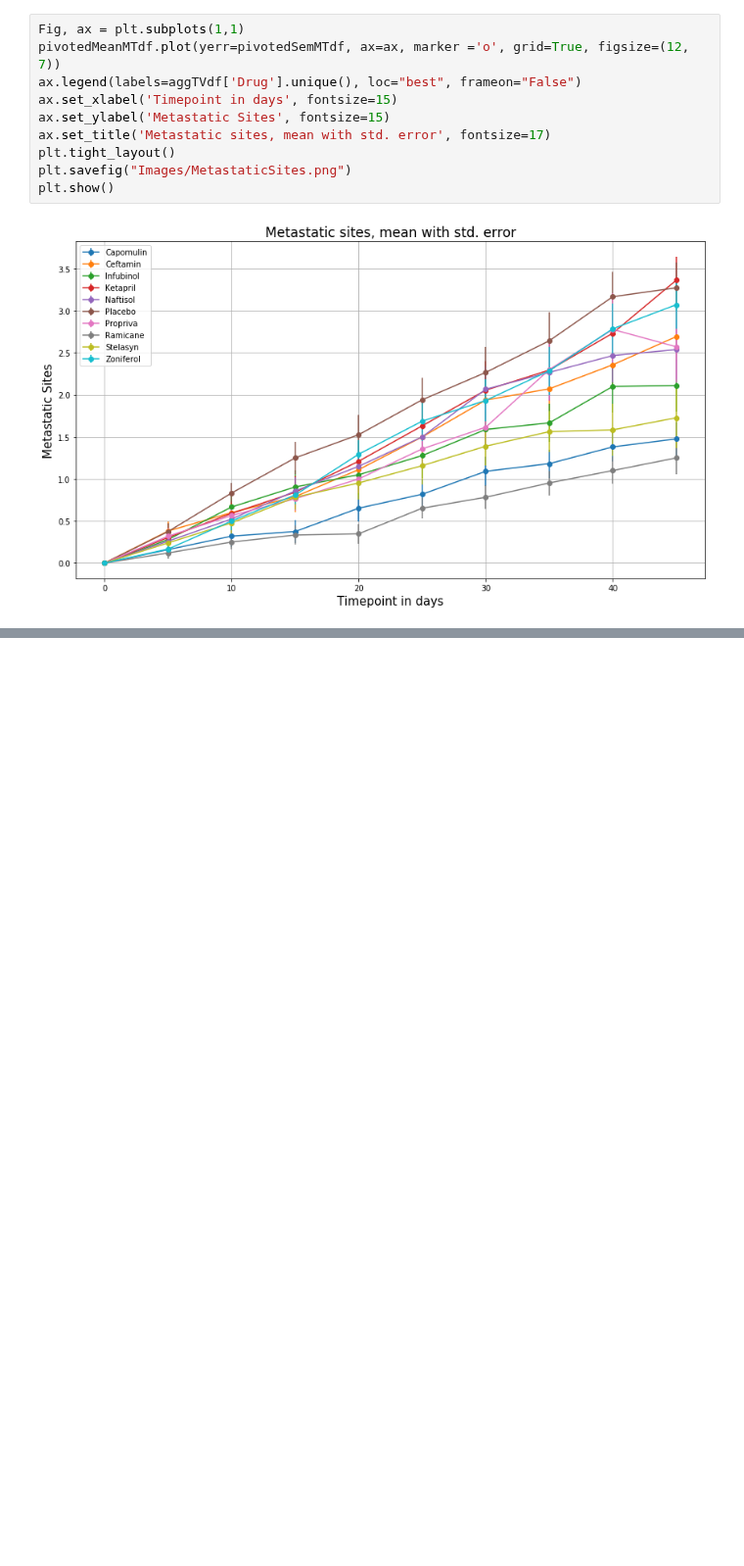
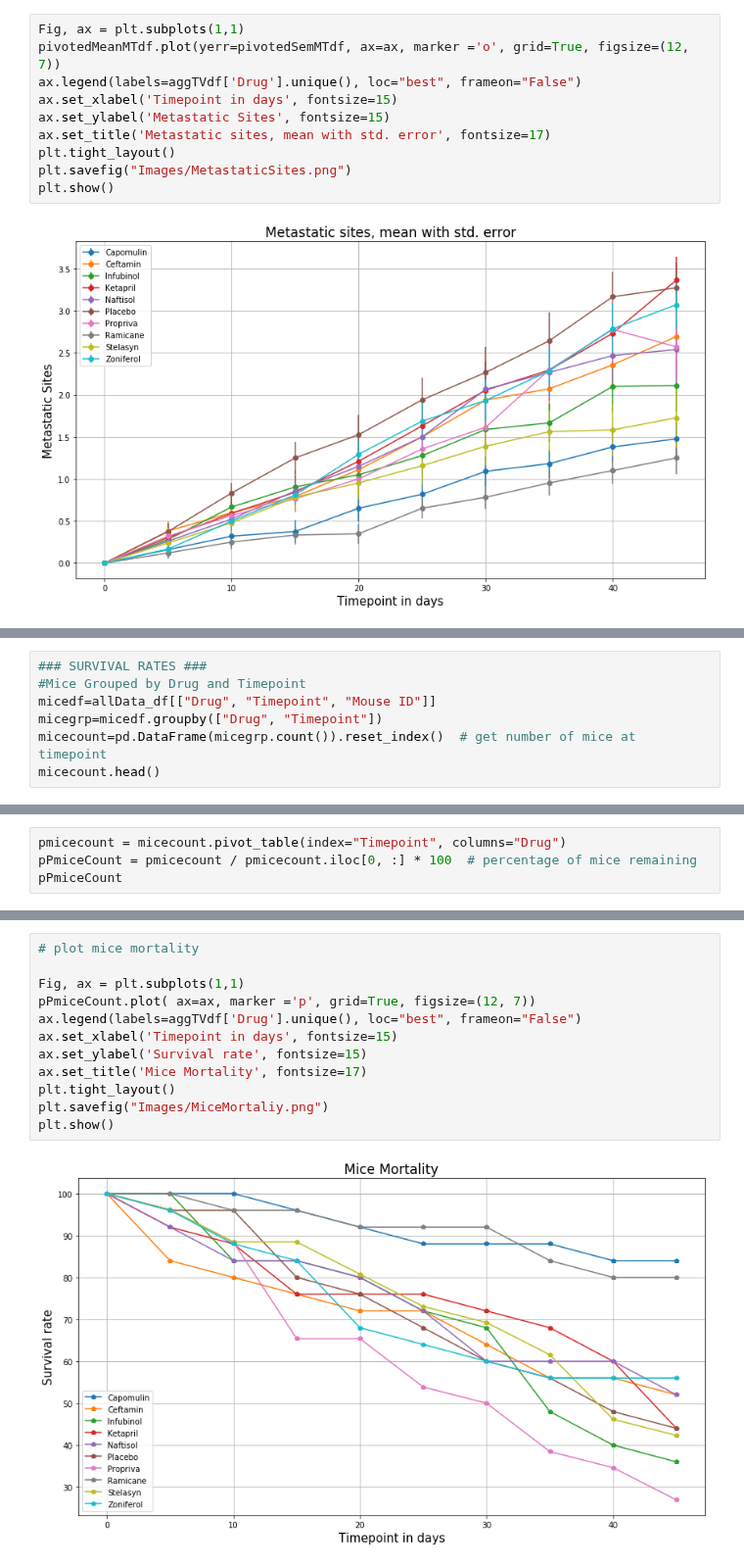
Before and after one commit to hvannia/Pymaceutical, a Jupyter notebook: pymaceuticals.ipynb, the cells around one changed output, grey strips where cells are left out. Shown at 98% size. Cells and saved outputs as stored; diff of their text form; blank space fills up the shorter version.

Commit message:
mice mortality

```diff
--- a/pymaceuticals.ipynb
+++ b/pymaceuticals.ipynb
@@ -128,0 +125,7 @@ plt.show()
+# %%
+### SURVIVAL RATES ###
+#Mice Grouped by Drug and Timepoint
+micedf=allData_df[["Drug", "Timepoint", "Mouse ID"]]
+micegrp=micedf.groupby(["Drug", "Timepoint"])
+micecount=pd.DataFrame(micegrp.count()).reset_index()  # get number of mice at timepoint
+micecount.head()
@@ -128,0 +139,4 @@ plt.show()
+# %%
+pmicecount = micecount.pivot_table(index="Timepoint", columns="Drug")
+pPmiceCount = pmicecount / pmicecount.iloc[0, :] * 100  # percentage of mice remaining
+pPmiceCount
@@ -128,0 +157,14 @@ plt.show()
+# %%
+# plot mice mortality
+
+Fig, ax = plt.subplots(1,1)
+pPmiceCount.plot( ax=ax, marker ='p', grid=True, figsize=(12, 7))
+ax.legend(labels=aggTVdf['Drug'].unique(), loc="best", frameon="False")
+ax.set_xlabel('Timepoint in days', fontsize=15)
+ax.set_ylabel('Survival rate', fontsize=15)
+ax.set_title('Mice Mortality', fontsize=17)
+plt.tight_layout()
+plt.savefig("Images/MiceMortaliy.png")
+plt.show()
+# %% [output]
+[figure, added]
```
Also changed, not shown: parts of 4 cells of this notebook.
